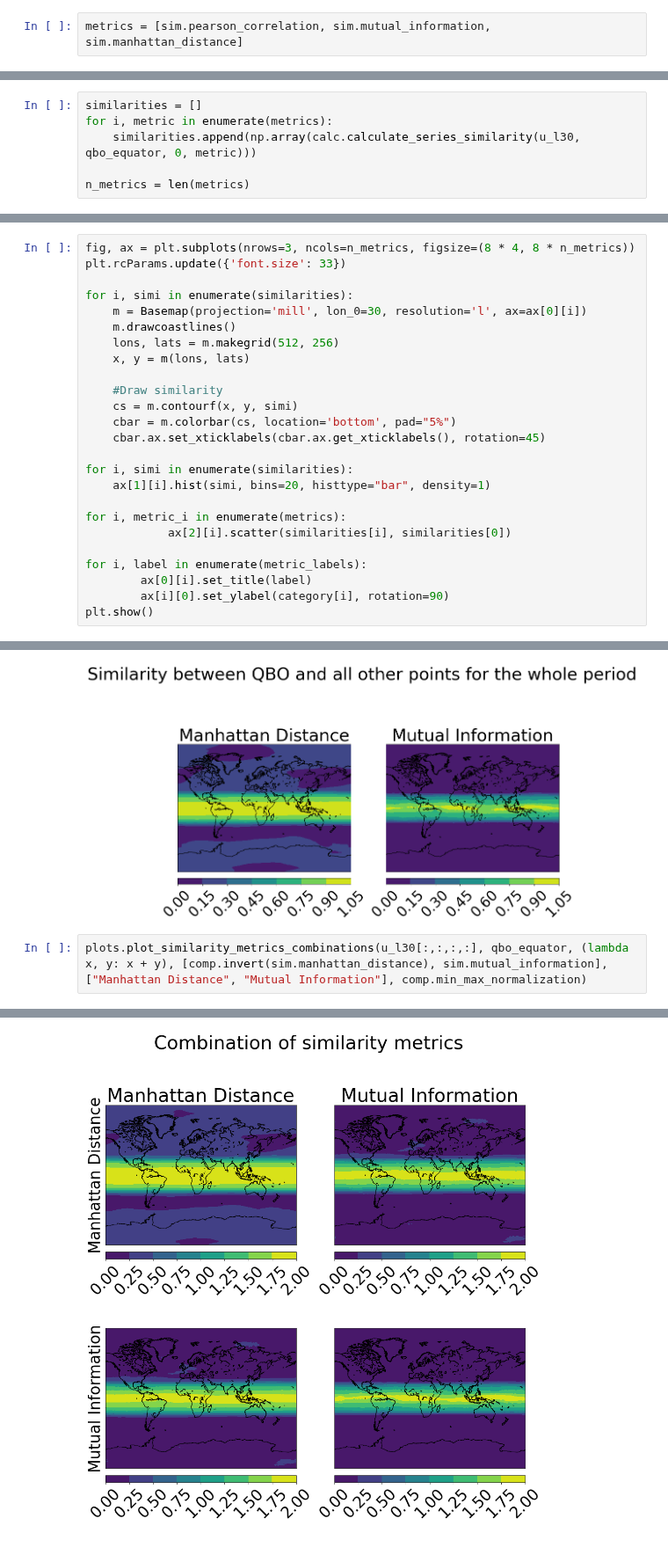
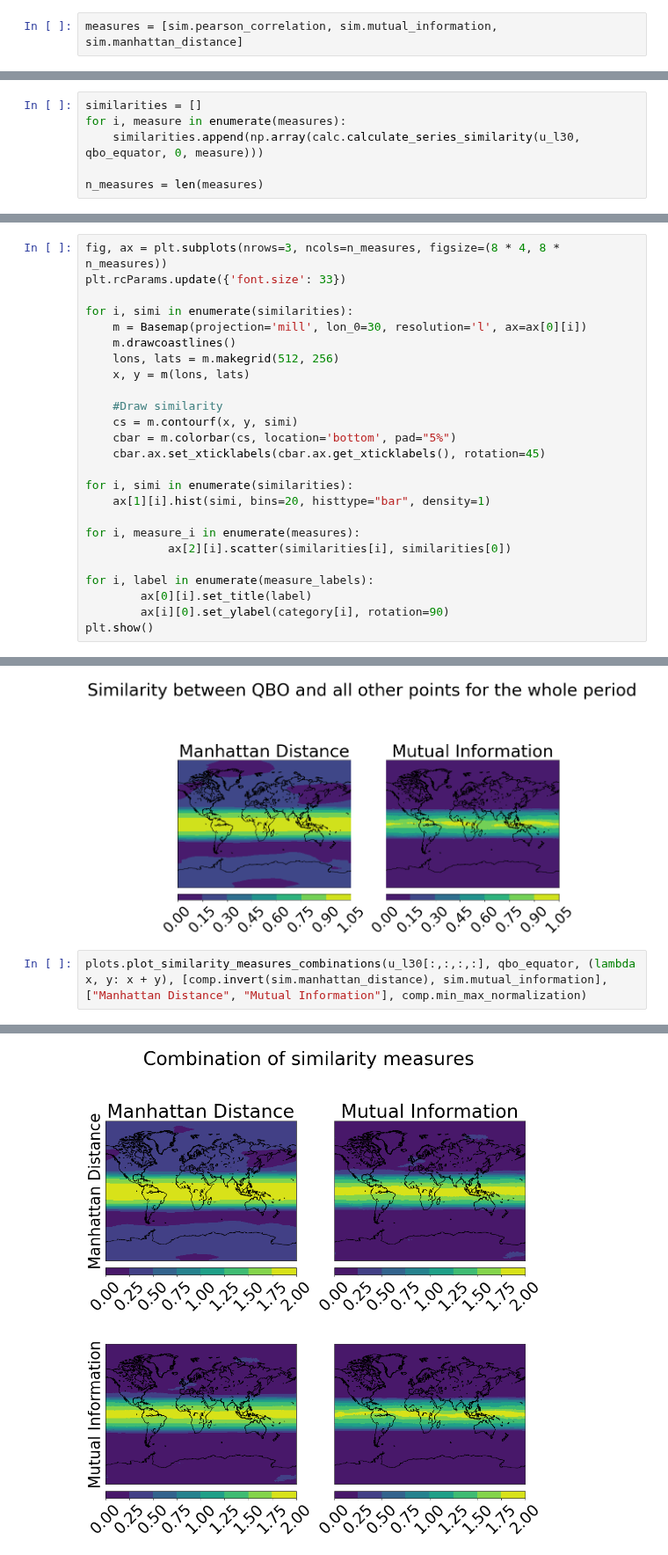
Before and after one commit to Climate-Data-Science/Climate-Similarity-Metrics, a Jupyter notebook: proposal_figures.ipynb, the cells around one changed output, grey strips where cells are left out. Shown at 88% size. Saved outputs shown, nothing was run; the diff lists cells and outputs as text.

Commit message:
Change metric to measure

```diff
--- a/proposal_figures.ipynb
+++ b/proposal_figures.ipynb
@@ -92,5 +92,5 @@ u_l30 = calc.deseasonalize_map(u_l30)
 
 qbo_equator = calc.derive(u_l30[:, :, :, :], lat, lon, 0, lat_step, lon_step)
 # %%
-metrics = [sim.pearson_correlation, sim.mutual_information, sim.manhattan_distance]
+measures = [sim.pearson_correlation, sim.mutual_information, sim.manhattan_distance]
 # %%
@@ -98,13 +98,13 @@ metric_labels = ["Pearson's Correlation", "Mutual Information", "Manhattan Dista
 # %%
 similarities = []
-for i, metric in enumerate(metrics):
-    similarities.append(np.array(calc.calculate_series_similarity(u_l30, qbo_equator, 0, metric)))
+for i, measure in enumerate(measures):
+    similarities.append(np.array(calc.calculate_series_similarity(u_l30, qbo_equator, 0, measure)))
 
-n_metrics = len(metrics)
+n_measures = len(measures)
 # %%
 category = ["Similarities to QBO", "Values distribution", "Values vs. Pearson's Correlation"]
 # %%
-fig, ax = plt.subplots(nrows=3, ncols=n_metrics, figsize=(8 * 4, 8 * n_metrics))
+fig, ax = plt.subplots(nrows=3, ncols=n_measures, figsize=(8 * 4, 8 * n_measures))
 plt.rcParams.update({'font.size': 33})
 
 for i, simi in enumerate(similarities):
@@ -121,10 +121,10 @@ for i, simi in enumerate(similarities):
 for i, simi in enumerate(similarities):
     ax[1][i].hist(simi, bins=20, histtype="bar", density=1)
 
-for i, metric_i in enumerate(metrics):
+for i, measure_i in enumerate(measures):
             ax[2][i].scatter(similarities[i], similarities[0])
 
-for i, label in enumerate(metric_labels):
+for i, label in enumerate(measure_labels):
         ax[0][i].set_title(label)
         ax[i][0].set_ylabel(category[i], rotation=90)
 plt.show()
@@ -143,9 +143,9 @@ plots.plot_similarities(u_l30[:,:,:,:], qbo_equator, [comp.invert(sim.manhattan_
 # %% [output]
 [figure]
 # %%
-plots.plot_similarity_metrics_combinations(u_l30[:,:,:,:], qbo_equator, (lambda x, y: x + y), [comp.invert(sim.manhattan_distance), sim.mutual_information], ["Manhattan Distance", "Mutual Information"], comp.min_max_normalization)
+plots.plot_similarity_measures_combinations(u_l30[:,:,:,:], qbo_equator, (lambda x, y: x + y), [comp.invert(sim.manhattan_distance), sim.mutual_information], ["Manhattan Distance", "Mutual Information"], comp.min_max_normalization)
 # %% [output]
 The dedent function was deprecated in Matplotlib 3.1 and will be removed in 3.3. Use inspect.cleandoc instead.
   m = Basemap(projection='mill', lon_0=30, resolution='l', ax=ax[i][j])
-[figure, old version]
+[figure, new version]
 # %%
```
Also changed, not shown: parts of 2 cells of this notebook, 6 other files.
